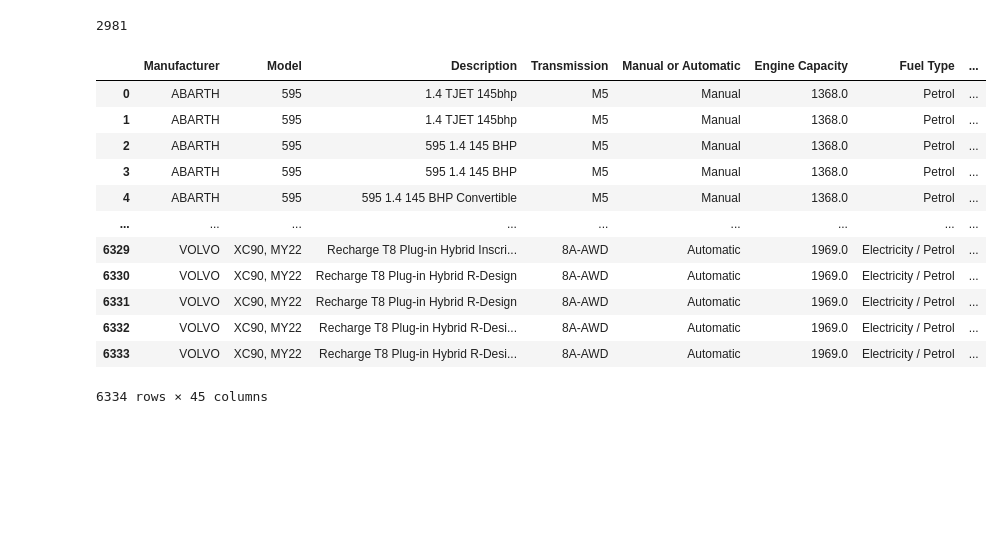
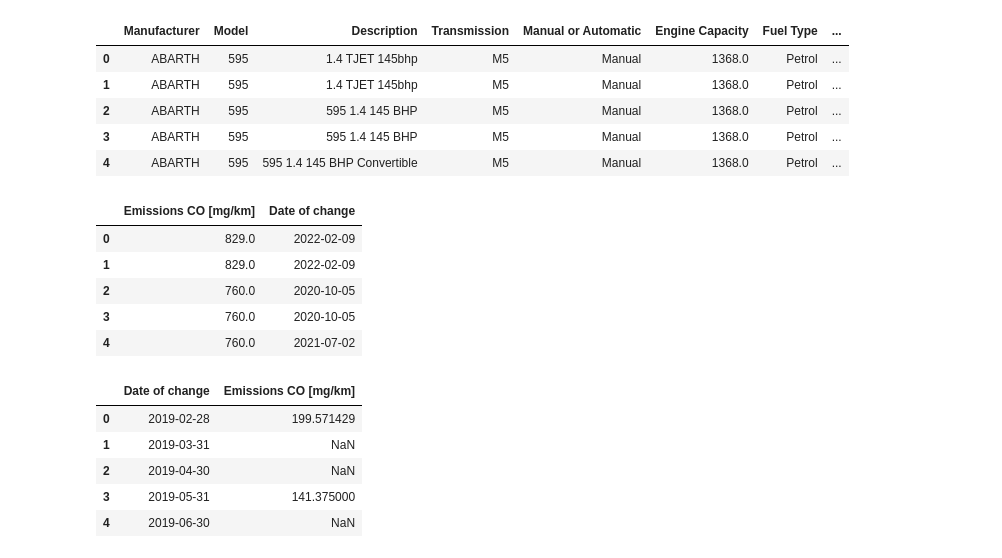
Before and after one commit to grilgamesh/How-important-is-the-change-to-electric-cars-, a Jupyter notebook: datalook.ipynb, the cells around one changed output. Saved outputs shown, nothing was run; the diff lists cells and outputs as text; code cells hidden in the pictures; blank space fills up the shorter version.

Commit message:
uploading first draft of average emissions

```diff
--- a/datalook.ipynb
+++ b/datalook.ipynb
@@ -24,22 +10,11 @@ emissions_df
-# %%
-emissions_df["description"].nunique()
-# %% [output]
-2981
 # %%
 euro = "data/Euro_6_latest.csv"
 euro_df = pd.read_csv(euro, encoding='ANSI')
-euro_df
+euro_df.head()
 # %% [output]
 |  | Manufacturer | Model | Description | Transmission | Manual or Automatic | Engine Capacity | Fuel Type | ... |
 | 0 | ABARTH | 595 | 1.4 TJET 145bhp | M5 | Manual | 1368.0 | Petrol | ... |
 | 1 | ABARTH | 595 | 1.4 TJET 145bhp | M5 | Manual | 1368.0 | Petrol | ... |
 | 2 | ABARTH | 595 | 595 1.4 145 BHP | M5 | Manual | 1368.0 | Petrol | ... |
 | 3 | ABARTH | 595 | 595 1.4 145 BHP | M5 | Manual | 1368.0 | Petrol | ... |
 | 4 | ABARTH | 595 | 595 1.4 145 BHP Convertible | M5 | Manual | 1368.0 | Petrol | ... |
-| ... | ... | ... | ... | ... | ... | ... | ... | ... |
-| 6329 | VOLVO | XC90, MY22 | Recharge T8 Plug-in Hybrid Inscri... | 8A-AWD | Automatic | 1969.0 | Electricity / Petrol | ... |
-| 6330 | VOLVO | XC90, MY22 | Recharge T8 Plug-in Hybrid R-Design | 8A-AWD | Automatic | 1969.0 | Electricity / Petrol | ... |
-| 6331 | VOLVO | XC90, MY22 | Recharge T8 Plug-in Hybrid R-Design | 8A-AWD | Automatic | 1969.0 | Electricity / Petrol | ... |
-| 6332 | VOLVO | XC90, MY22 | Recharge T8 Plug-in Hybrid R-Desi... | 8A-AWD | Automatic | 1969.0 | Electricity / Petrol | ... |
-| 6333 | VOLVO | XC90, MY22 | Recharge T8 Plug-in Hybrid R-Desi... | 8A-AWD | Automatic | 1969.0 | Electricity / Petrol | ... |
-6334 rows × 45 columns
@@ -45,0 +25,22 @@ euro_df
+# %%
+emission_date = euro_df.loc[:, ['Emissions CO [mg/km]','Date of change']]
+emission_date["Date of change"] = pd.to_datetime(emission_date["Date of change"])
+emission_date.head()
+#emission_date.dtypes
+# %% [output]
+|  | Emissions CO [mg/km] | Date of change |
+| 0 | 829.0 | 2022-02-09 |
+| 1 | 829.0 | 2022-02-09 |
+| 2 | 760.0 | 2020-10-05 |
+| 3 | 760.0 | 2020-10-05 |
+| 4 | 760.0 | 2021-07-02 |
+# %%
+emissions_final_df= emission_date.groupby(pd.Grouper(key='Date of change', freq='M')).mean().reset_index()
+emissions_final_df.head()
+# %% [output]
+|  | Date of change | Emissions CO [mg/km] |
+| 0 | 2019-02-28 | 199.571429 |
+| 1 | 2019-03-31 | NaN |
+| 2 | 2019-04-30 | NaN |
+| 3 | 2019-05-31 | 141.375000 |
+| 4 | 2019-06-30 | NaN |
```
Also changed, not shown: parts of 7 cells of this notebook.
